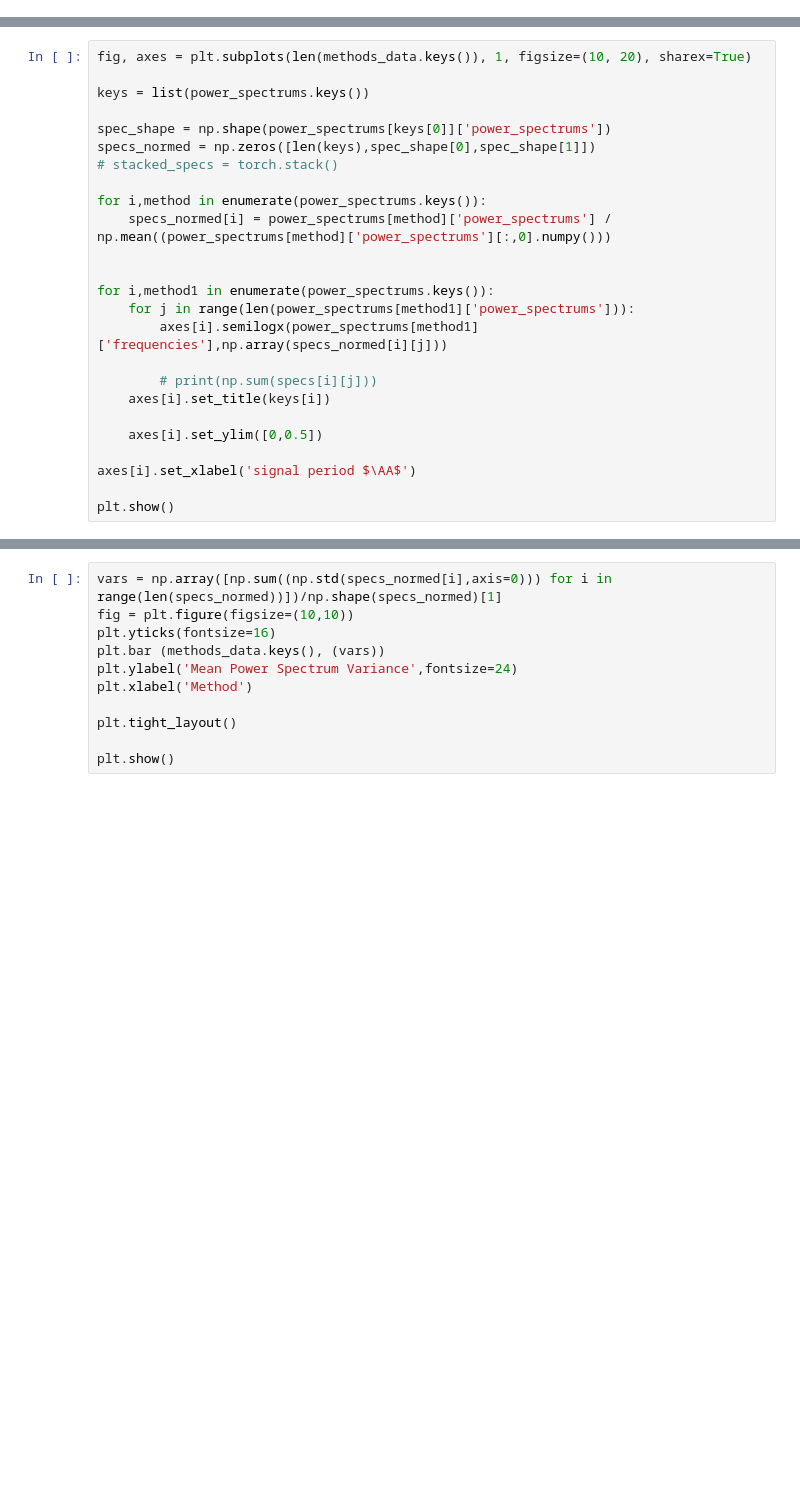
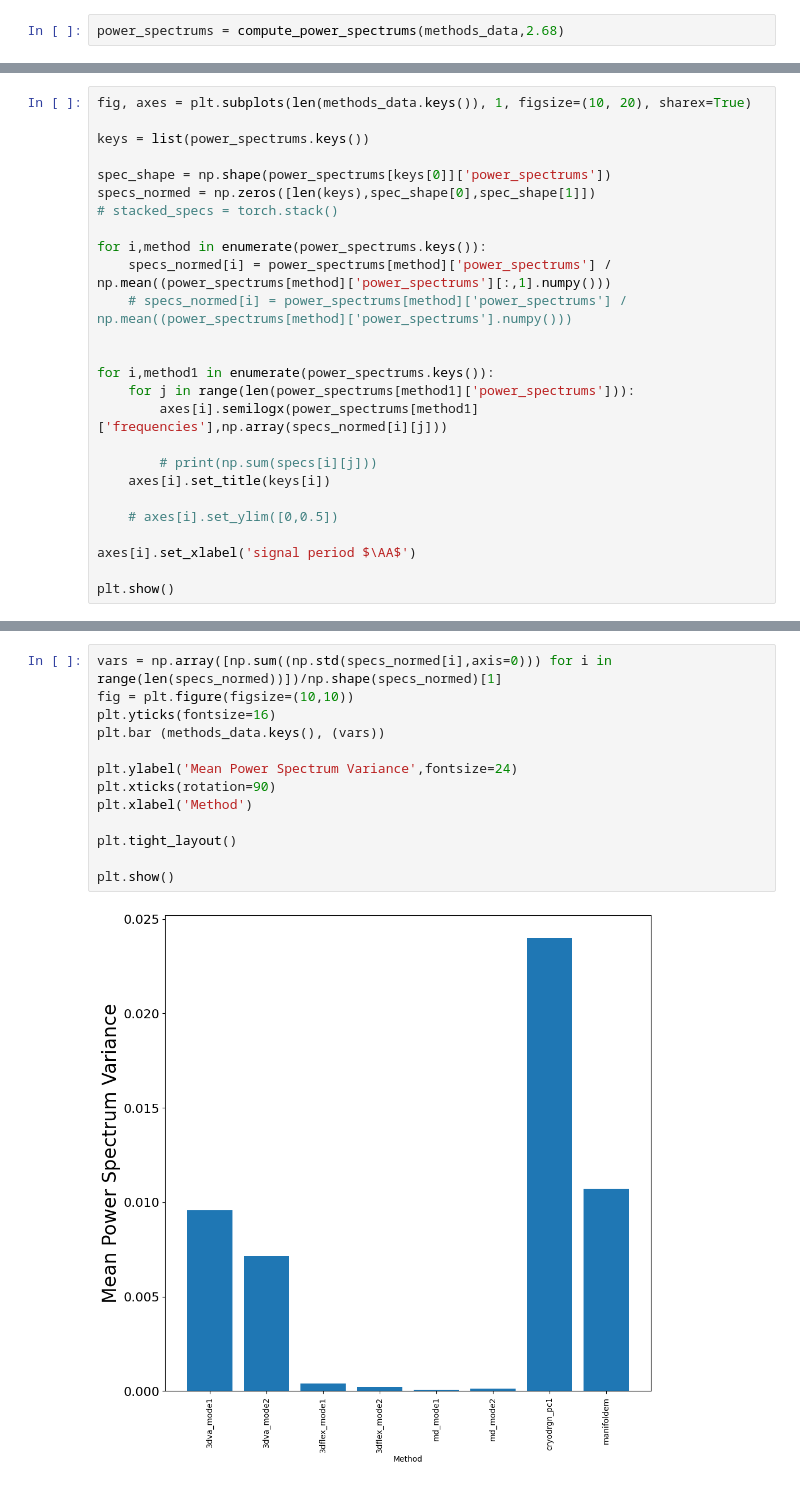
Before and after one commit to flatironinstitute/cryosvd, a Jupyter notebook: compare_volume_series.ipynb, the cells around one changed output, grey strips where cells are left out. Drawn from its saved outputs; the diff is of its cells as text; blank space fills up the shorter version.

```diff
--- a/compare_volume_series.ipynb
+++ b/compare_volume_series.ipynb
@@ -116,0 +184,2 @@ plt.tight_layout()
+# %%
+power_spectrums = compute_power_spectrums(methods_data,2.68)
@@ -124,7 +195,8 @@ specs_normed = np.zeros([len(keys),spec_shape[0],spec_shape[1]])
 # stacked_specs = torch.stack()
 
 for i,method in enumerate(power_spectrums.keys()):
-    specs_normed[i] = power_spectrums[method]['power_spectrums'] / np.mean((power_spectrums[method]['power_spectrums'][:,0].numpy()))
+    specs_normed[i] = power_spectrums[method]['power_spectrums'] / np.mean((power_spectrums[method]['power_spectrums'][:,1].numpy()))
+    # specs_normed[i] = power_spectrums[method]['power_spectrums'] / np.mean((power_spectrums[method]['power_spectrums'].numpy()))
 
 
 for i,method1 in enumerate(power_spectrums.keys()):
@@ -134,7 +206,7 @@ for i,method1 in enumerate(power_spectrums.keys()):
         # print(np.sum(specs[i][j]))
     axes[i].set_title(keys[i])
 
-    axes[i].set_ylim([0,0.5])
+    # axes[i].set_ylim([0,0.5])
 
 axes[i].set_xlabel('signal period $\AA$')
 
@@ -146,11 +216,15 @@ torch.Size([50, 96])
 # %%
 vars = np.array([np.sum((np.std(specs_normed[i],axis=0))) for i in range(len(specs_normed))])/np.shape(specs_normed)[1]
 fig = plt.figure(figsize=(10,10))
 plt.yticks(fontsize=16)
 plt.bar (methods_data.keys(), (vars))
+
 plt.ylabel('Mean Power Spectrum Variance',fontsize=24)
+plt.xticks(rotation=90)
 plt.xlabel('Method')
 
 plt.tight_layout()
 
 plt.show()
+# %% [output]
+[figure, added]
```
Also changed, not shown: parts of 13 cells of this notebook.
